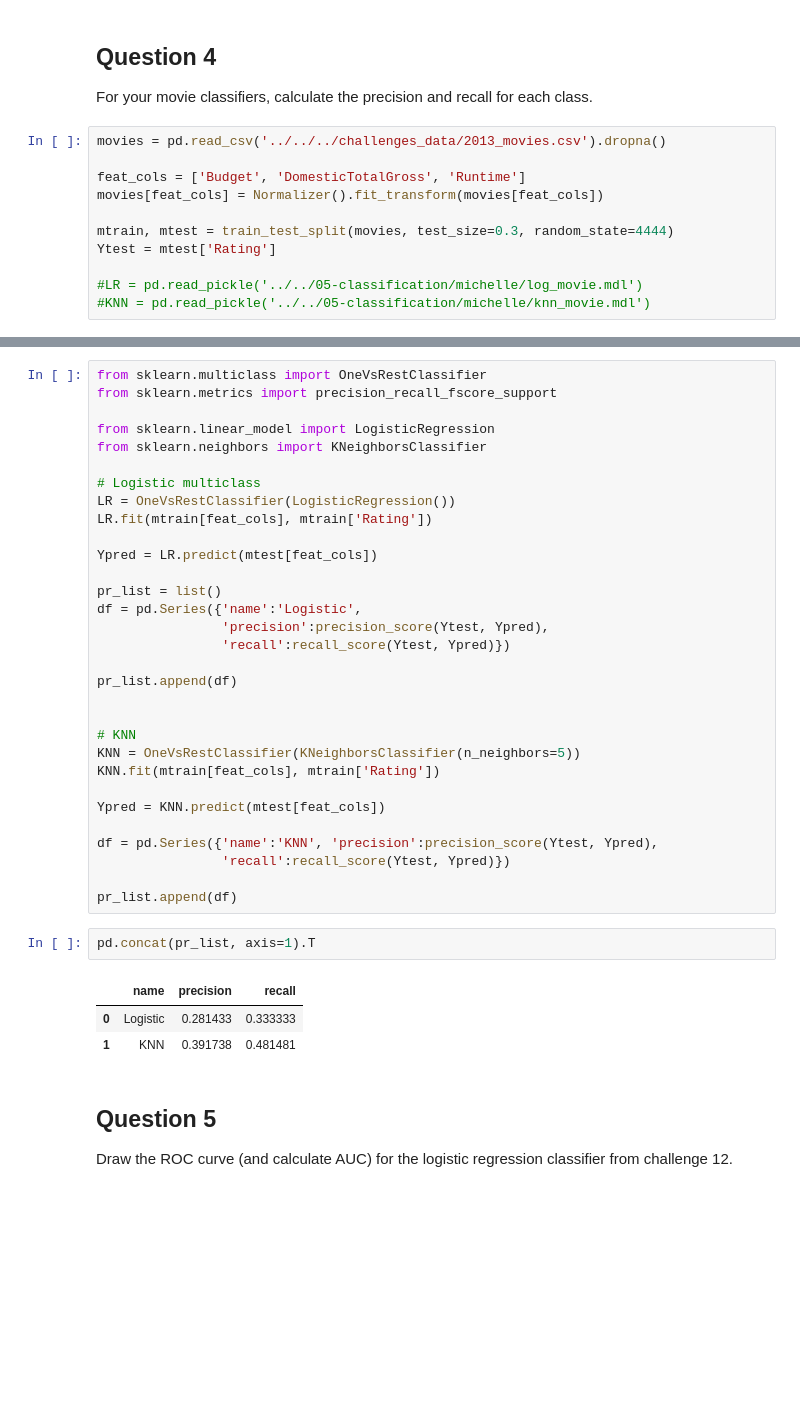
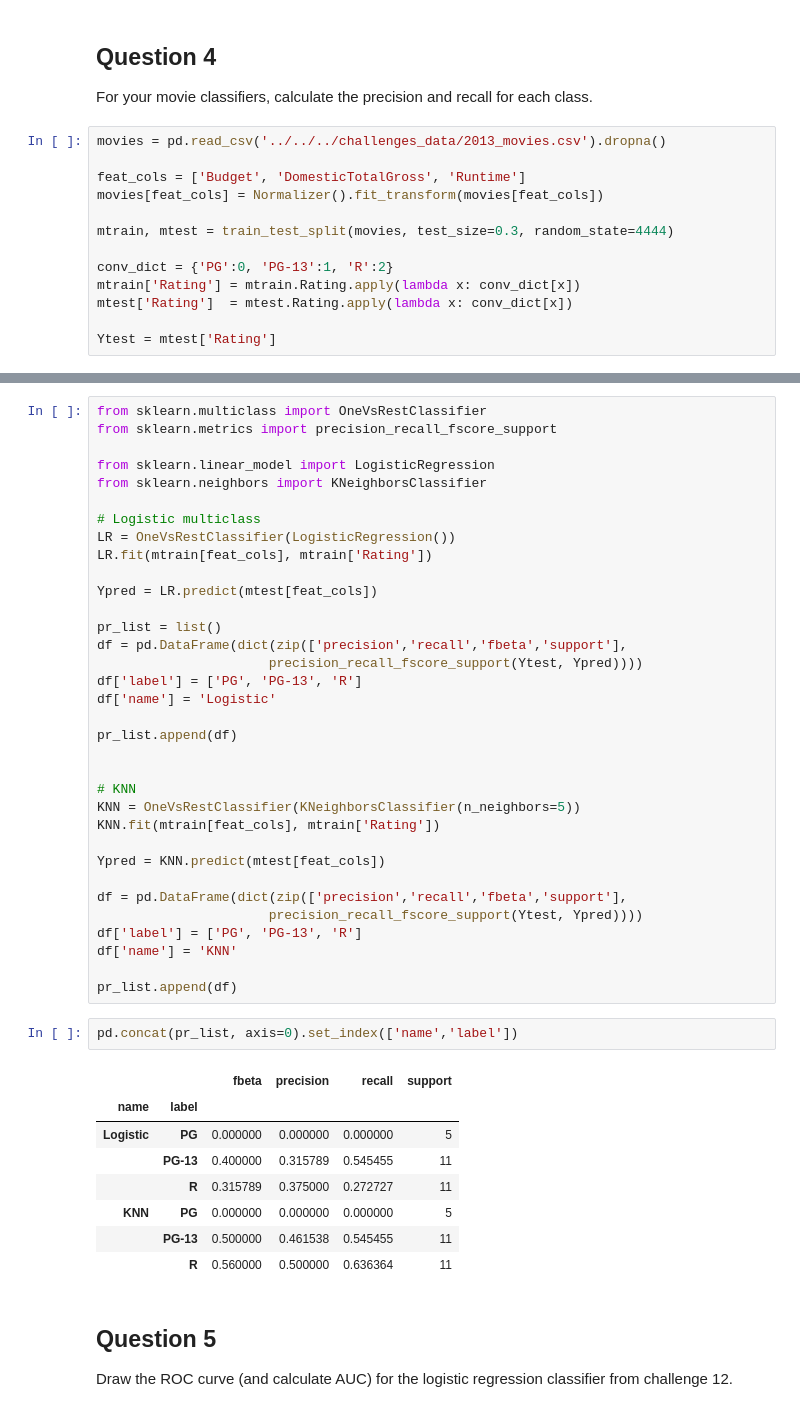
Before and after one commit to robinsones/dsp, a Jupyter notebook: challenges/submissions/06-classification_errors/michelle/challenge_6_michelle.ipynb, the cells around one changed output, grey strips where cells are left out. Saved outputs shown, nothing was run; the diff lists cells and outputs as text; blank space fills up the shorter version.

```diff
--- a/challenges/submissions/06-classification_errors/michelle/challenge_6_michelle.ipynb
+++ b/challenges/submissions/06-classification_errors/michelle/challenge_6_michelle.ipynb
@@ -153,7 +153,9 @@ feat_cols = ['Budget', 'DomesticTotalGross', 'Runtime']
 movies[feat_cols] = Normalizer().fit_transform(movies[feat_cols])
 
 mtrain, mtest = train_test_split(movies, test_size=0.3, random_state=4444)
+
+conv_dict = {'PG':0, 'PG-13':1, 'R':2}
+mtrain['Rating'] = mtrain.Rating.apply(lambda x: conv_dict[x])
+mtest['Rating']  = mtest.Rating.apply(lambda x: conv_dict[x])
+
 Ytest = mtest['Rating']
-
-#LR = pd.read_pickle('../../05-classification/michelle/log_movie.mdl')
-#KNN = pd.read_pickle('../../05-classification/michelle/knn_movie.mdl')
@@ -171,9 +182,10 @@ LR.fit(mtrain[feat_cols], mtrain['Rating'])
 Ypred = LR.predict(mtest[feat_cols])
 
 pr_list = list()
-df = pd.Series({'name':'Logistic',
-                'precision':precision_score(Ytest, Ypred),
-                'recall':recall_score(Ytest, Ypred)})
+df = pd.DataFrame(dict(zip(['precision','recall','fbeta','support'],
+                      precision_recall_fscore_support(Ytest, Ypred))))
+df['label'] = ['PG', 'PG-13', 'R']
+df['name'] = 'Logistic'
 
 pr_list.append(df)
 
@@ -184,16 +196,23 @@ KNN.fit(mtrain[feat_cols], mtrain['Rating'])
 
 Ypred = KNN.predict(mtest[feat_cols])
 
-df = pd.Series({'name':'KNN', 'precision':precision_score(Ytest, Ypred),
-                'recall':recall_score(Ytest, Ypred)})
+df = pd.DataFrame(dict(zip(['precision','recall','fbeta','support'],
+                      precision_recall_fscore_support(Ytest, Ypred))))
+df['label'] = ['PG', 'PG-13', 'R']
+df['name'] = 'KNN'
 
 pr_list.append(df)
 # %%
-pd.concat(pr_list, axis=1).T
+pd.concat(pr_list, axis=0).set_index(['name','label'])
 # %% [output]
-|  | name | precision | recall |
-| 0 | Logistic | 0.281433 | 0.333333 |
-| 1 | KNN | 0.391738 | 0.481481 |
+|  |  | fbeta | precision | recall | support |
+| name | label |  |  |  |  |
+| Logistic | PG | 0.000000 | 0.000000 | 0.000000 | 5 |
+|  | PG-13 | 0.400000 | 0.315789 | 0.545455 | 11 |
+|  | R | 0.315789 | 0.375000 | 0.272727 | 11 |
+| KNN | PG | 0.000000 | 0.000000 | 0.000000 | 5 |
+|  | PG-13 | 0.500000 | 0.461538 | 0.545455 | 11 |
+|  | R | 0.560000 | 0.500000 | 0.636364 | 11 |
 # %% [markdown]
 ## Question 5
 Draw the ROC curve (and calculate AUC) for the logistic regression classifier from challenge 12.
```
Also changed, not shown: parts of 4 cells of this notebook.
